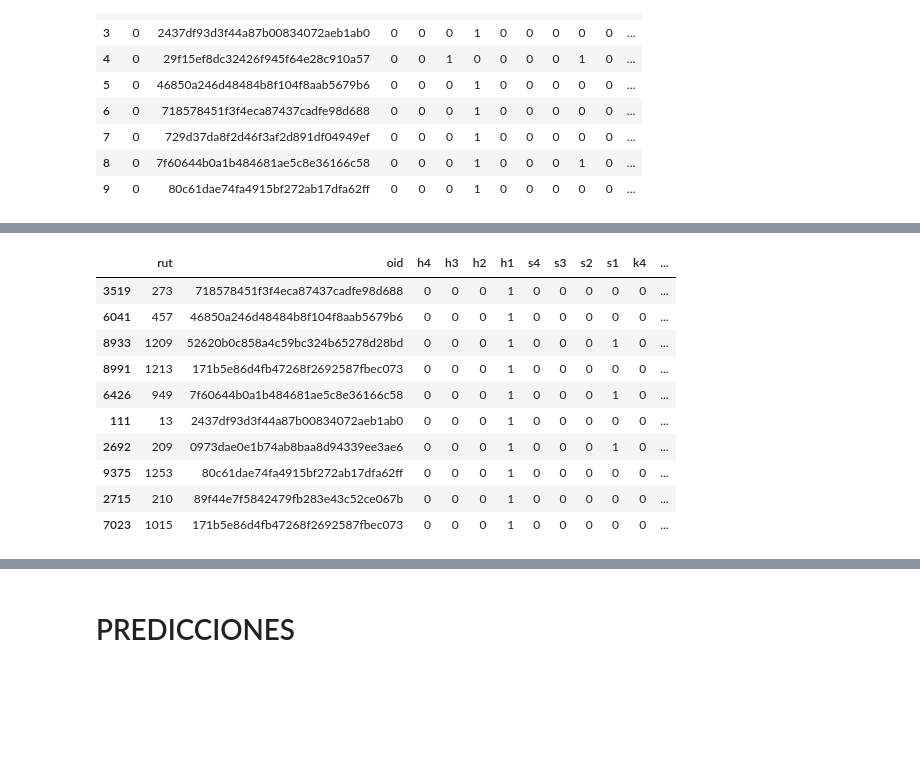
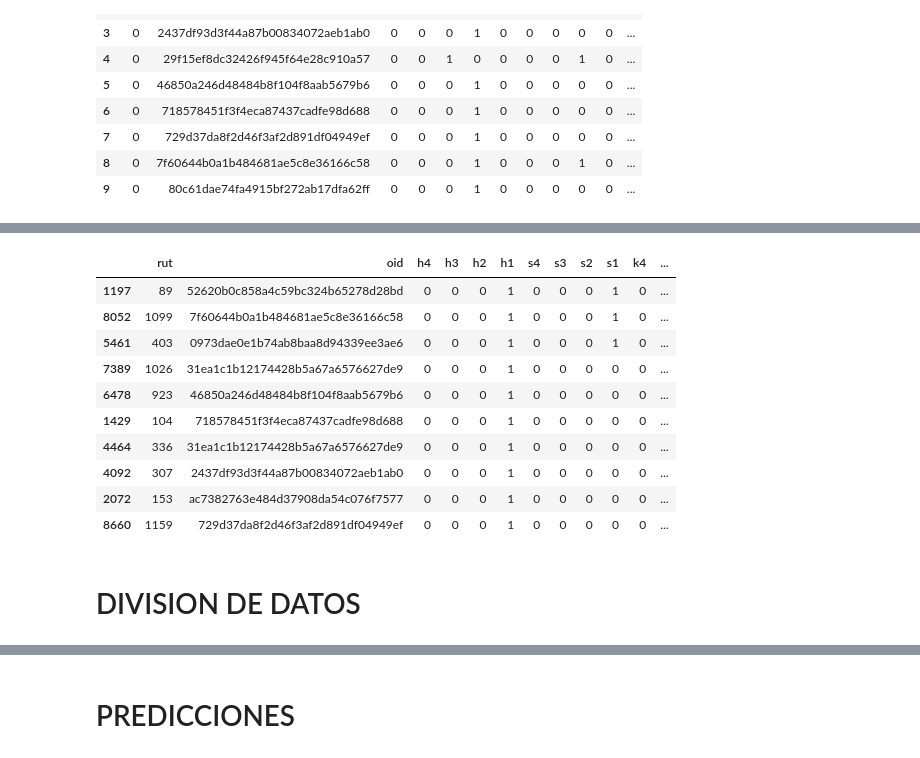
Before and after one commit to edgar-ramxs/RecSysUnab, a Jupyter notebook: modelos/tensorflow.ipynb, the cells around one changed output, grey strips where cells are left out. Drawn from its saved outputs; the diff is of its cells as text; code cells hidden in the pictures; blank space fills up the shorter version.

```diff
--- a/modelos/tensorflow.ipynb
+++ b/modelos/tensorflow.ipynb
@@ -33,0 +103,8 @@ matrix_factorization = pd.read_csv(f"{DIR_DATA_LIMPIA}/{FACTORIZATION}", sep=","
+# %%
+n_comp_8bits = MinMaxScaler()
+catalogo['comp_8bits_norm'] = n_comp_8bits.fit_transform(catalogo[['complexity_8bits']])
+
+n_comp_12bits = MinMaxScaler()
+catalogo['comp_12bits_norm'] = n_comp_12bits.fit_transform(catalogo[['complexity_12bits']])
+
+catalogo.head()
@@ -33,0 +119,3 @@ matrix_factorization = pd.read_csv(f"{DIR_DATA_LIMPIA}/{FACTORIZATION}", sep=","
+# %%
+df_catalogo = catalogo[['oid', 'h4', 'h3', 'h2', 'h1', 's4', 's3', 's2', 's1', 'k4', 'k3', 'k2', 'k1', 'complexity_8bits', 'complexity_12bits', 'combined_score_1', 'combined_score_2', 'combined_score_3']]
+df_catalogo.head()
@@ -67,5 +142,5 @@ df_ejercicios.head()
 # %%
-exercises_users = factorization_to_ratings(df_ejercicios, matrix_factorization)
+exercises_users = factorization_to_ratings(df_catalogo, mf_dataset)
 exercises_users.head(10)
 # %% [output]
 |  | rut | oid | h4 | h3 | h2 | h1 | s4 | s3 | s2 | s1 | k4 | ... |
@@ -79,8 +154,3 @@ exercises_users.head(10)
 | 7 | 0 | 729d37da8f2d46f3af2d891df04949ef | 0 | 0 | 0 | 1 | 0 | 0 | 0 | 0 | 0 | ... |
 | 8 | 0 | 7f60644b0a1b484681ae5c8e36166c58 | 0 | 0 | 0 | 1 | 0 | 0 | 0 | 1 | 0 | ... |
 | 9 | 0 | 80c61dae74fa4915bf272ab17dfa62ff | 0 | 0 | 0 | 1 | 0 | 0 | 0 | 0 | 0 | ... |
-# %%
-normalizador = MinMaxScaler()
-exercises_users['score_normalized'] = normalizador.fit_transform(exercises_users[['score']])
-exercises_users.drop(labels=['score'], axis=1, inplace=True)
-exercises_users.head(10)
@@ -99,17 +157,19 @@ exercises_users.head(10)
 # %%
 # Dividir en conjuntos de entrenamiento y prueba
-train_data, test_data = train_test_split(exercises_users, test_size=0.2, random_state=42)
+train_data, test_data = train_test_split(exercises_users, test_size=TEST_SIZE, random_state=MY_SEED)
 train_data.head(10)
 # %% [output]
 |  | rut | oid | h4 | h3 | h2 | h1 | s4 | s3 | s2 | s1 | k4 | ... |
-| 3519 | 273 | 718578451f3f4eca87437cadfe98d688 | 0 | 0 | 0 | 1 | 0 | 0 | 0 | 0 | 0 | ... |
-| 6041 | 457 | 46850a246d48484b8f104f8aab5679b6 | 0 | 0 | 0 | 1 | 0 | 0 | 0 | 0 | 0 | ... |
-| 8933 | 1209 | 52620b0c858a4c59bc324b65278d28bd | 0 | 0 | 0 | 1 | 0 | 0 | 0 | 1 | 0 | ... |
-| 8991 | 1213 | 171b5e86d4fb47268f2692587fbec073 | 0 | 0 | 0 | 1 | 0 | 0 | 0 | 0 | 0 | ... |
-| 6426 | 949 | 7f60644b0a1b484681ae5c8e36166c58 | 0 | 0 | 0 | 1 | 0 | 0 | 0 | 1 | 0 | ... |
-| 111 | 13 | 2437df93d3f44a87b00834072aeb1ab0 | 0 | 0 | 0 | 1 | 0 | 0 | 0 | 0 | 0 | ... |
-| 2692 | 209 | 0973dae0e1b74ab8baa8d94339ee3ae6 | 0 | 0 | 0 | 1 | 0 | 0 | 0 | 1 | 0 | ... |
-| 9375 | 1253 | 80c61dae74fa4915bf272ab17dfa62ff | 0 | 0 | 0 | 1 | 0 | 0 | 0 | 0 | 0 | ... |
-| 2715 | 210 | 89f44e7f5842479fb283e43c52ce067b | 0 | 0 | 0 | 1 | 0 | 0 | 0 | 0 | 0 | ... |
-| 7023 | 1015 | 171b5e86d4fb47268f2692587fbec073 | 0 | 0 | 0 | 1 | 0 | 0 | 0 | 0 | 0 | ... |
+| 1197 | 89 | 52620b0c858a4c59bc324b65278d28bd | 0 | 0 | 0 | 1 | 0 | 0 | 0 | 1 | 0 | ... |
+| 8052 | 1099 | 7f60644b0a1b484681ae5c8e36166c58 | 0 | 0 | 0 | 1 | 0 | 0 | 0 | 1 | 0 | ... |
+| 5461 | 403 | 0973dae0e1b74ab8baa8d94339ee3ae6 | 0 | 0 | 0 | 1 | 0 | 0 | 0 | 1 | 0 | ... |
+| 7389 | 1026 | 31ea1c1b12174428b5a67a6576627de9 | 0 | 0 | 0 | 1 | 0 | 0 | 0 | 0 | 0 | ... |
+| 6478 | 923 | 46850a246d48484b8f104f8aab5679b6 | 0 | 0 | 0 | 1 | 0 | 0 | 0 | 0 | 0 | ... |
+| 1429 | 104 | 718578451f3f4eca87437cadfe98d688 | 0 | 0 | 0 | 1 | 0 | 0 | 0 | 0 | 0 | ... |
+| 4464 | 336 | 31ea1c1b12174428b5a67a6576627de9 | 0 | 0 | 0 | 1 | 0 | 0 | 0 | 0 | 0 | ... |
+| 4092 | 307 | 2437df93d3f44a87b00834072aeb1ab0 | 0 | 0 | 0 | 1 | 0 | 0 | 0 | 0 | 0 | ... |
+| 2072 | 153 | ac7382763e484d37908da54c076f7577 | 0 | 0 | 0 | 1 | 0 | 0 | 0 | 0 | 0 | ... |
+| 8660 | 1159 | 729d37da8f2d46f3af2d891df04949ef | 0 | 0 | 0 | 1 | 0 | 0 | 0 | 0 | 0 | ... |
+# %% [markdown]
+# DIVISION DE DATOS
 # %%
```
Also changed, not shown: parts of 51 cells of this notebook, 8 other files.
